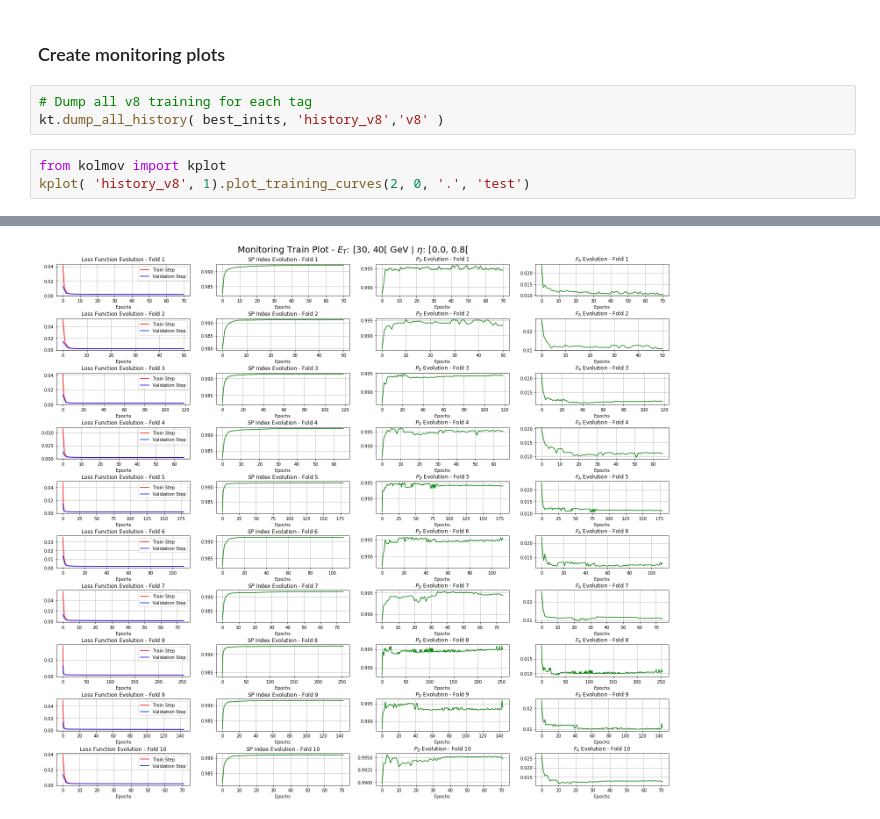
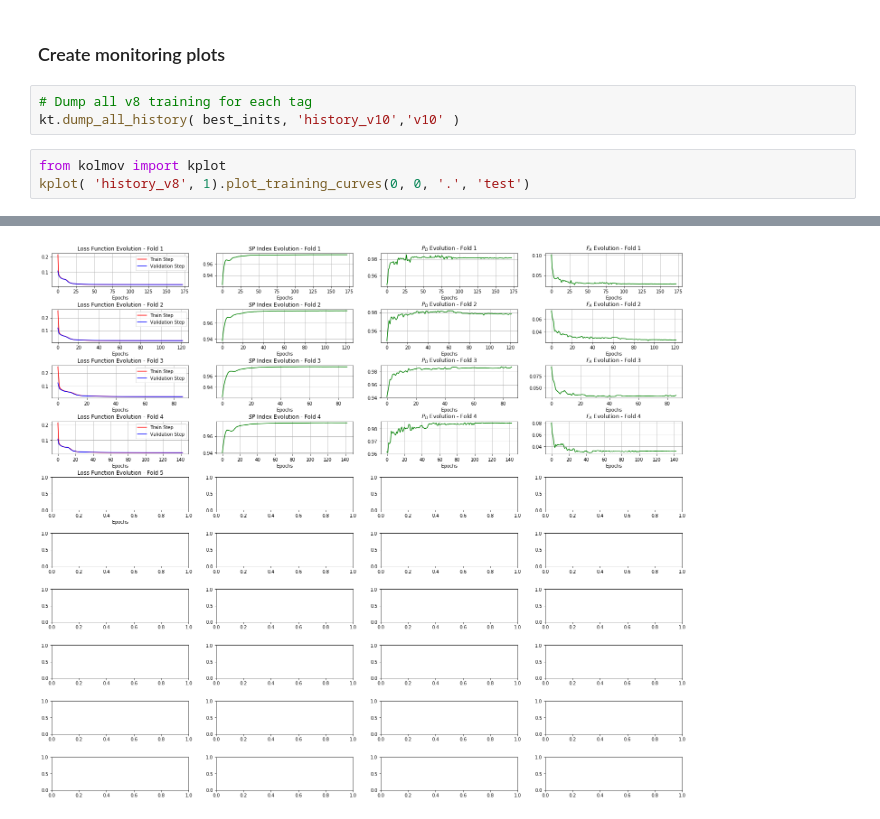
Before and after one commit to ringer-softwares/kolmov, a Jupyter notebook: examples/kolmov_examples.ipynb, the cells around one changed output, grey strips where cells are left out. Drawn from its saved outputs; the diff is of its cells as text.

```diff
--- a/examples/kolmov_examples.ipynb
+++ b/examples/kolmov_examples.ipynb
@@ -147,8 +171,8 @@ kt.dump_beamer_table( best_inits ,  [15,20,25,30,40,50],
 ### Create monitoring plots
 # %%
 # Dump all v8 training for each tag
-kt.dump_all_history( best_inits, 'history_v8','v8' )
+kt.dump_all_history( best_inits, 'history_v10','v10' )
 # %%
 from kolmov import kplot
-kplot( 'history_v8', 1).plot_training_curves(2, 0, '.', 'test')
+kplot( 'history_v8', 1).plot_training_curves(0, 0, '.', 'test')
 # %% [output]
@@ -156 +181 @@ kplot( 'history_v8', 1).plot_training_curves(2, 0, '.', 'test')
-[figure, old version]
+[figure, new version]
```
Also changed, not shown: parts of 9 cells of this notebook, 1 other file.
